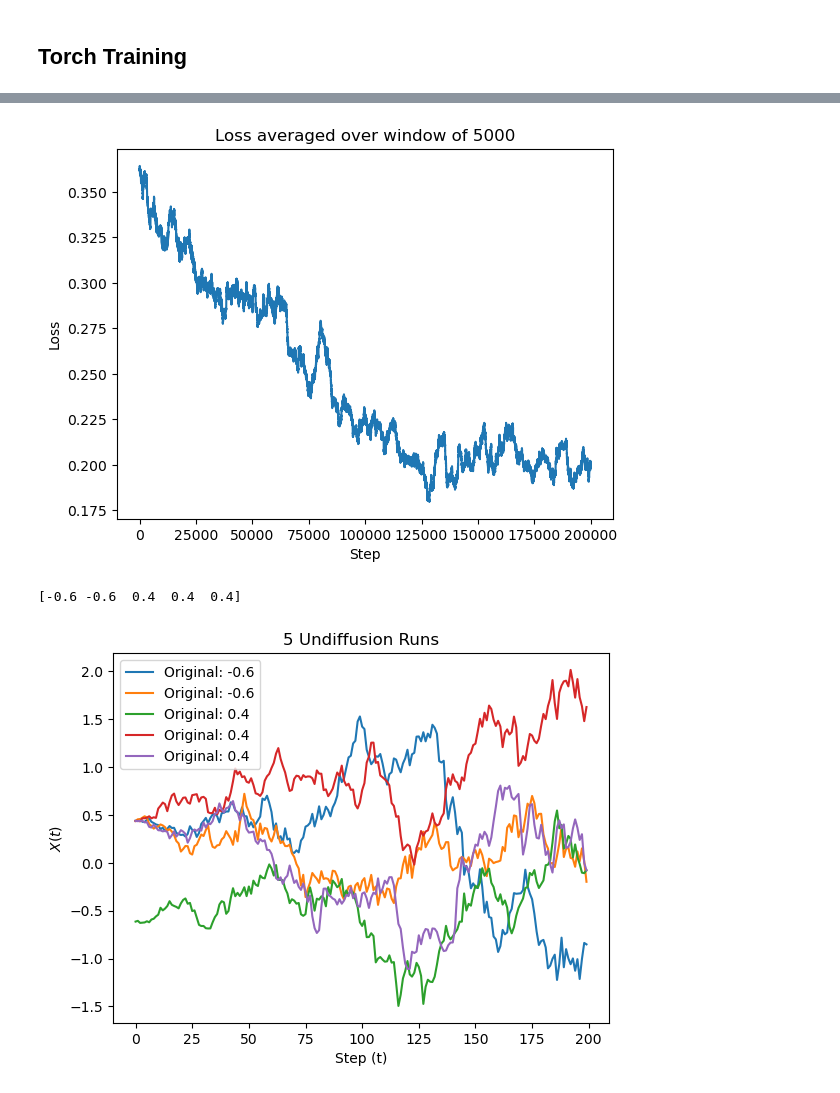
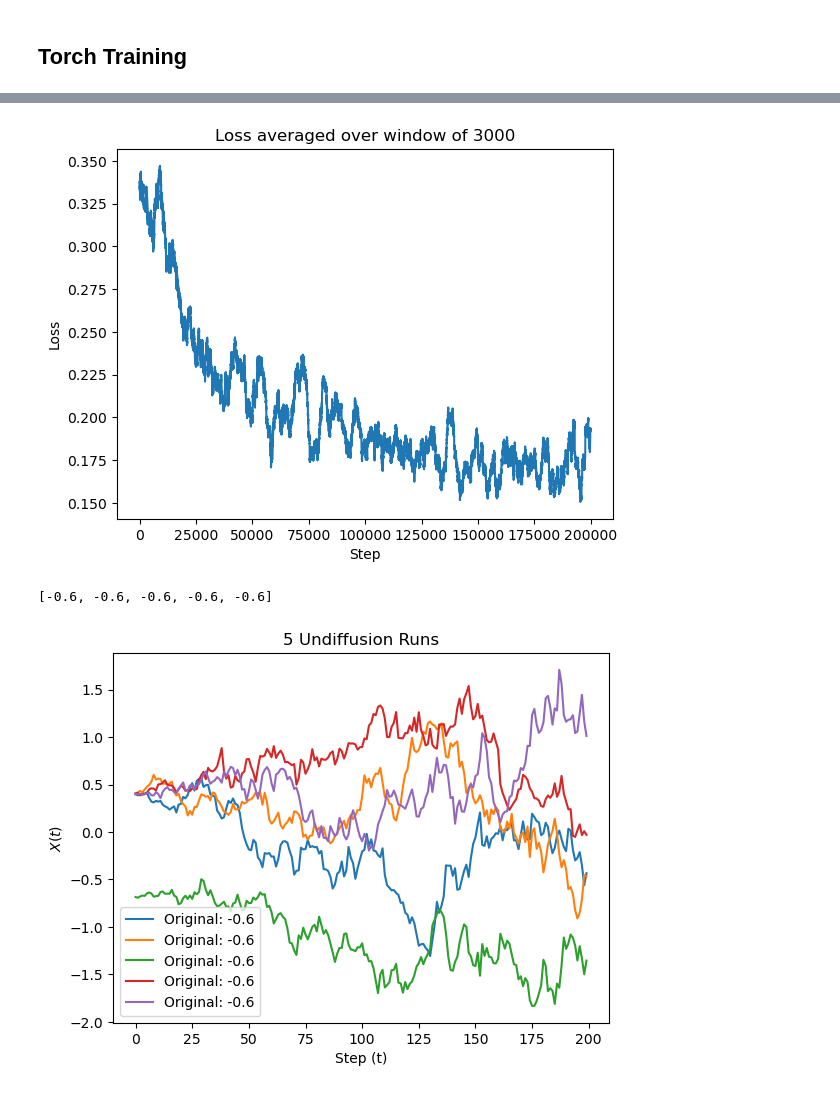
Before and after one commit to Max-Winga/Historic-ML-Techniques, a Jupyter notebook: Diffusion.ipynb, the cells around one changed output, grey strips where cells are left out. Saved outputs shown, nothing was run; the diff lists cells and outputs as text; code cells hidden in the pictures.

Commit message:
Retrained NN and saved weights, fixed undiffusion function

```diff
--- a/Diffusion.ipynb
+++ b/Diffusion.ipynb
@@ -206,19 +185,18 @@ def undiffuse(xt, beta_t, timestep, final_t, guess_function, net_guess=False):
     xs = [np.copy(xt)]
     while timestep != final_t:
         a = [1-b for b in beta_t]
-        a_T = np.prod(a[:timestep+1])
-        s_T = (1-a[timestep])/np.sqrt(1-a_T)
-
+        a_T = np.prod(a[:timestep])
+        s_T = (1-a[timestep-1])/np.sqrt(1-a_T)
         if timestep != 1:
-            a_T1 = np.prod(a[:timestep])
-            B_T = ((1-a_T1)/(1-a_T))*beta_t[timestep]
+            a_T1 = np.prod(a[:timestep-1])
+            B_T = ((1-a_T1)/(1-a_T))*beta_t[timestep-1]
             normal = np.sqrt(B_T)*np.random.normal(0, 1)
         else:
             normal = 0
         if net_guess:
-            xs.append((1/np.sqrt(a[timestep]))*(xs[-1] - s_T * net(torch.tensor([float(xs[-1]),timestep])).detach().numpy()[0]) + normal)
+            xs.append((1/np.sqrt(a[timestep-1]))*(xs[-1] - s_T * net(torch.tensor([float(xs[-1]),timestep])).detach().numpy()[0]) + normal)
         else:
-            xs.append((1/np.sqrt(a[timestep]))*(xs[-1] - s_T * guess_function(xs[-1], a_T)) + normal)
+            xs.append((1/np.sqrt(a[timestep-1]))*(xs[-1] - s_T * guess_function(xs[-1], a_T)) + normal)
         timestep -= 1
     return xs[::-1]
 
@@ -374,11 +391,27 @@ def rolling_avg(arr, window):
     return to_return
 # %%
 n_input, n_hidden, n_out = 2, 15, 1
-net = nn.Sequential(nn.Linear(n_input, n_hidden),
+
+# net = nn.Sequential(nn.Linear(n_input, n_hidden),
+#                       nn.ReLU(),
+#                       nn.Linear(n_hidden, n_hidden),
+#                       nn.ReLU(),
+#                       nn.Linear(n_hidden, n_out),
+#                       )
+# net(torch.tensor([3.0,4]))
+# net.load_state_dict(torch.load('net1.pt'))
+
+net = nn.Sequential(nn.Linear(n_input, n_hidden*3),
+                      nn.ReLU(),
+                      nn.Linear(n_hidden*3, n_hidden),
                       nn.ReLU(),
                       nn.Linear(n_hidden, n_hidden),
                       nn.ReLU(),
                       nn.Linear(n_hidden, n_out),
                       )
 net(torch.tensor([3.0,4]))
+net.load_state_dict(torch.load('net2.pt'))
+
+with open("net2_losses.pkl", "rb") as fp:   # Unpickling
+    losses = pickle.load(fp)
 # %% [output]
@@ -398,7 +431,7 @@ for step in range(0, total_steps):
 
     data, noise = forward_diffusion_fast(x0, beta, this_t)
     noisy_data = torch.tensor([data.item(), this_t]).float()  # include the time for the data
-    noise = torch.tensor([noise.item()]).float().unsqueeze(0)  # Add unsqueeze to match the shape
+    noise = torch.tensor([noise])
 
     prediction = net(noisy_data)
     loss = loss_fn(noise, prediction)
@@ -416,4 +449,7 @@ for step in range(0, total_steps):
         sys.stdout.flush()
 
     opt.step()
+sys.stdout.write('\r')
+sys.stdout.write(f"Step {total_steps}/{total_steps} completed. Loss: {loss.item():.6f}. Time remaining: 0 seconds.")
+sys.stdout.flush()
 # %% [output]
@@ -421,28 +461,29 @@ Step 199900/200000 completed. Loss: 0.0087741
 # %%
+window = 3000
 plt.figure()
-plt.title("Loss averaged over window of 5000")
+plt.title(f"Loss averaged over window of {window}")
 plt.xlabel("Step")
 plt.ylabel("Loss")
-plt.plot(rolling_avg(losses, 5000))
+plt.plot(rolling_avg(losses, window))
 plt.show()
 # %% [output]
-[figure, old version]
+[figure, new version]
 # %%
 n = 5
 step = 200
-x0s = sample_from_two(n)
-# x0s = [0.4, 0.4, 0.4, -0.6, -0.6]
+# x0s = sample_from_two(n)
+x0s = [-0.6, -0.6, -0.6, -0.6, -0.6]
 print(x0s)
 xts = [forward_diffusion_4(x0, beta, step) for x0 in x0s]
 xs = [undiffuse(xt, beta, step-1, 0, _, net_guess=True) for xt in xts]
 plt.figure()
 for i in range(n):
     plt.plot(xs[i],label=f"Original: {x0s[i]}")
 plt.title("5 Undiffusion Runs")
 plt.xlabel("Step (t)")
 plt.ylabel(r"$X(t)$")
 plt.legend()
 plt.show()
 # %% [output]
-[-0.6 -0.6  0.4  0.4  0.4]
+[-0.6, -0.6, -0.6, -0.6, -0.6]
-[figure, old version]
+[figure, new version]
```
Also changed, not shown: parts of 19 cells of this notebook, 15 other files.
